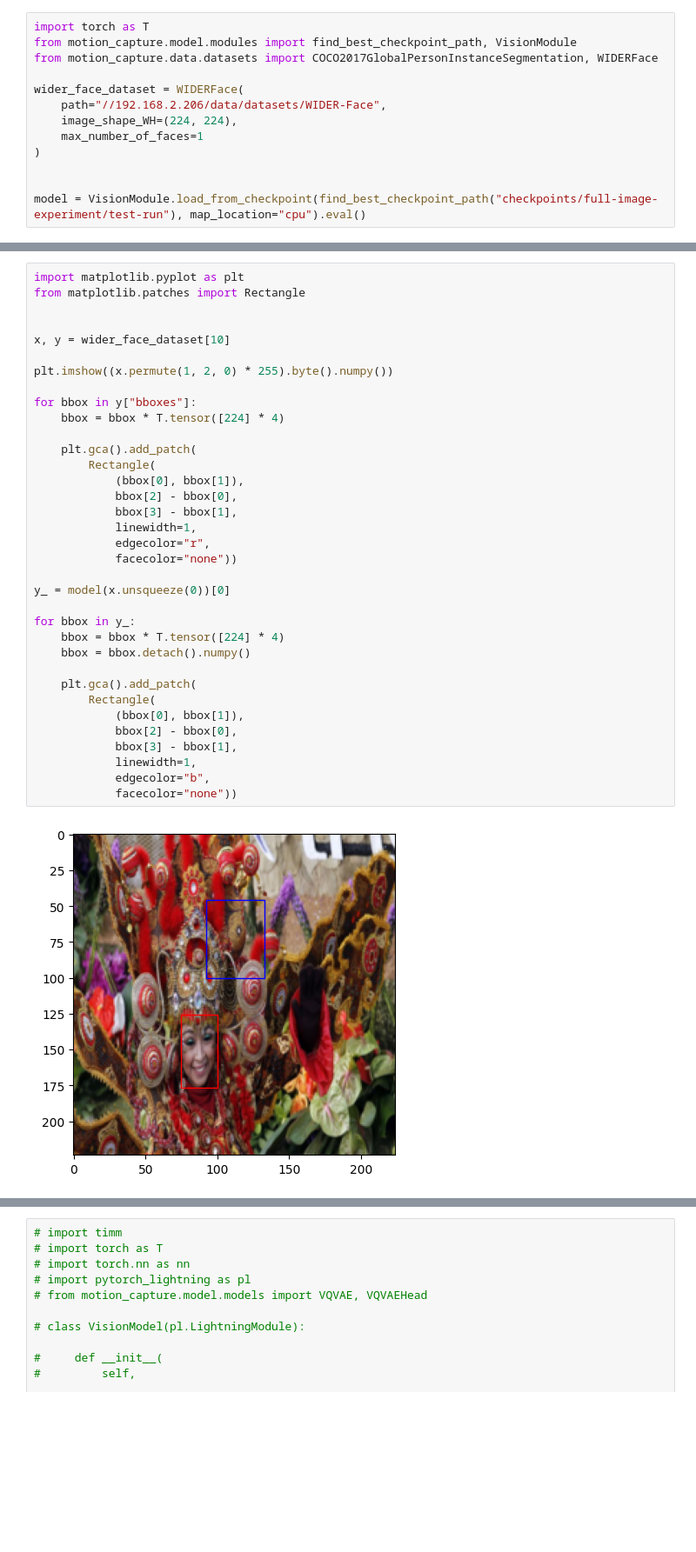
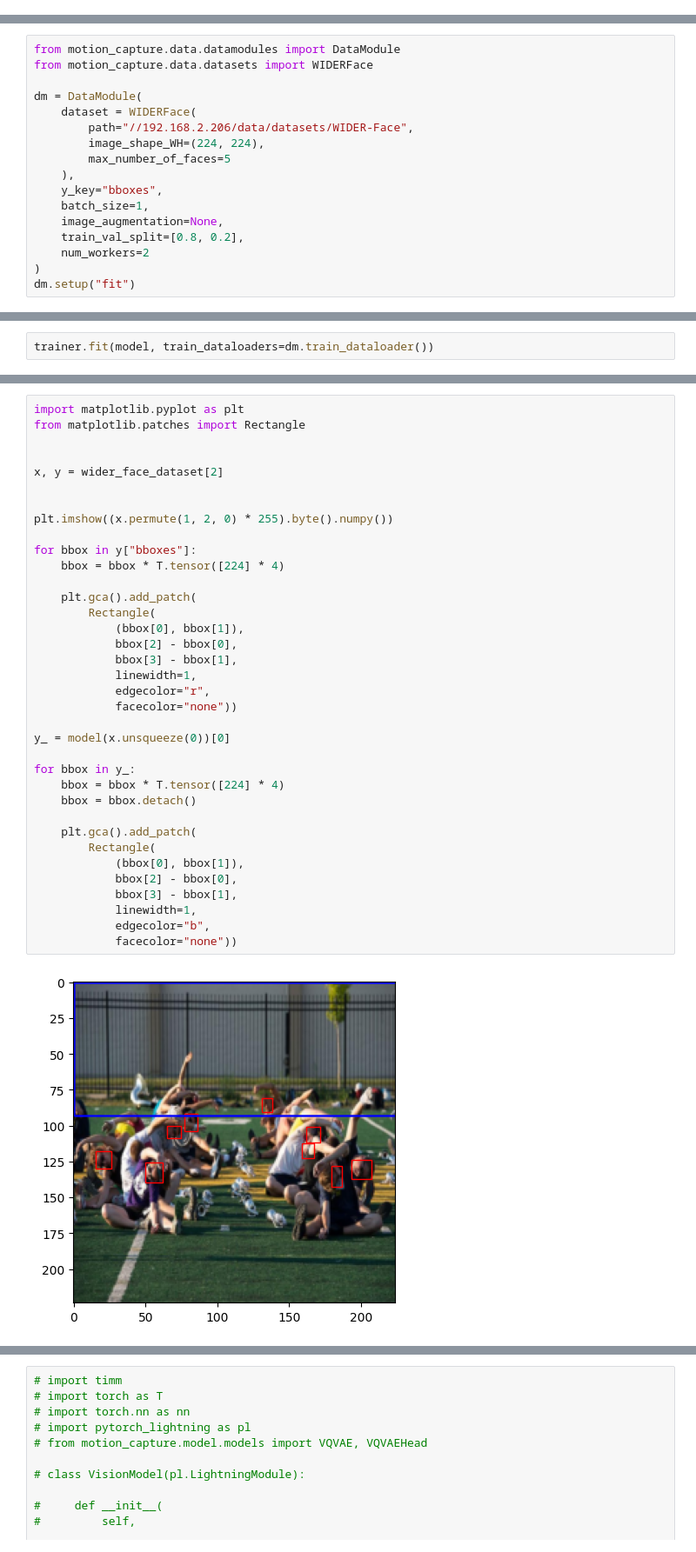
Before and after one commit to freya-aino/motion-capture, a Jupyter notebook: model_tests.ipynb, the cells around one changed output, grey strips where cells are left out. Shown at 87% size. Cells and saved outputs as stored; diff of their text form; blank space fills up the shorter version.

```diff
--- a/model_tests.ipynb
+++ b/model_tests.ipynb
@@ -21,13 +0,0 @@
-# %%
-import torch as T
-from motion_capture.model.modules import find_best_checkpoint_path, VisionModule
-from motion_capture.data.datasets import COCO2017GlobalPersonInstanceSegmentation, WIDERFace
-
-wider_face_dataset = WIDERFace(
-    path="//192.168.2.206/data/datasets/WIDER-Face",
-    image_shape_WH=(224, 224),
-    max_number_of_faces=1
-)
-
-
-model = VisionModule.load_from_checkpoint(find_best_checkpoint_path("checkpoints/full-image-experiment/test-run"), map_location="cpu").eval()
@@ -35,0 +178,17 @@ found best model with loss: 0.012550387531518936 from C:\Users\noone\Documents\p
+# %%
+from motion_capture.data.datamodules import DataModule
+from motion_capture.data.datasets import WIDERFace
+
+dm = DataModule(
+    dataset = WIDERFace(
+        path="//192.168.2.206/data/datasets/WIDER-Face",
+        image_shape_WH=(224, 224),
+        max_number_of_faces=5
+    ),
+    y_key="bboxes",
+    batch_size=1,
+    image_augmentation=None,
+    train_val_split=[0.8, 0.2],
+    num_workers=2
+)
+dm.setup("fit")
@@ -35,0 +207,2 @@ found best model with loss: 0.012550387531518936 from C:\Users\noone\Documents\p
+# %%
+trainer.fit(model, train_dataloaders=dm.train_dataloader())
@@ -38,35 +243,36 @@ import matplotlib.pyplot as plt
 from matplotlib.patches import Rectangle
 
 
-x, y = wider_face_dataset[10]
+x, y = wider_face_dataset[2]
+
 
 plt.imshow((x.permute(1, 2, 0) * 255).byte().numpy())
 
 for bbox in y["bboxes"]:
     bbox = bbox * T.tensor([224] * 4)
 
     plt.gca().add_patch(
         Rectangle(
             (bbox[0], bbox[1]),
             bbox[2] - bbox[0],
             bbox[3] - bbox[1],
             linewidth=1,
             edgecolor="r",
             facecolor="none"))
 
 y_ = model(x.unsqueeze(0))[0]
 
 for bbox in y_:
     bbox = bbox * T.tensor([224] * 4)
-    bbox = bbox.detach().numpy()
+    bbox = bbox.detach()
 
     plt.gca().add_patch(
         Rectangle(
             (bbox[0], bbox[1]),
             bbox[2] - bbox[0],
             bbox[3] - bbox[1],
             linewidth=1,
             edgecolor="b",
             facecolor="none"))
 # %% [output]
-[figure, old version]
+[figure, new version]
```
Also changed, not shown: parts of 17 cells of this notebook, 23 other files.
